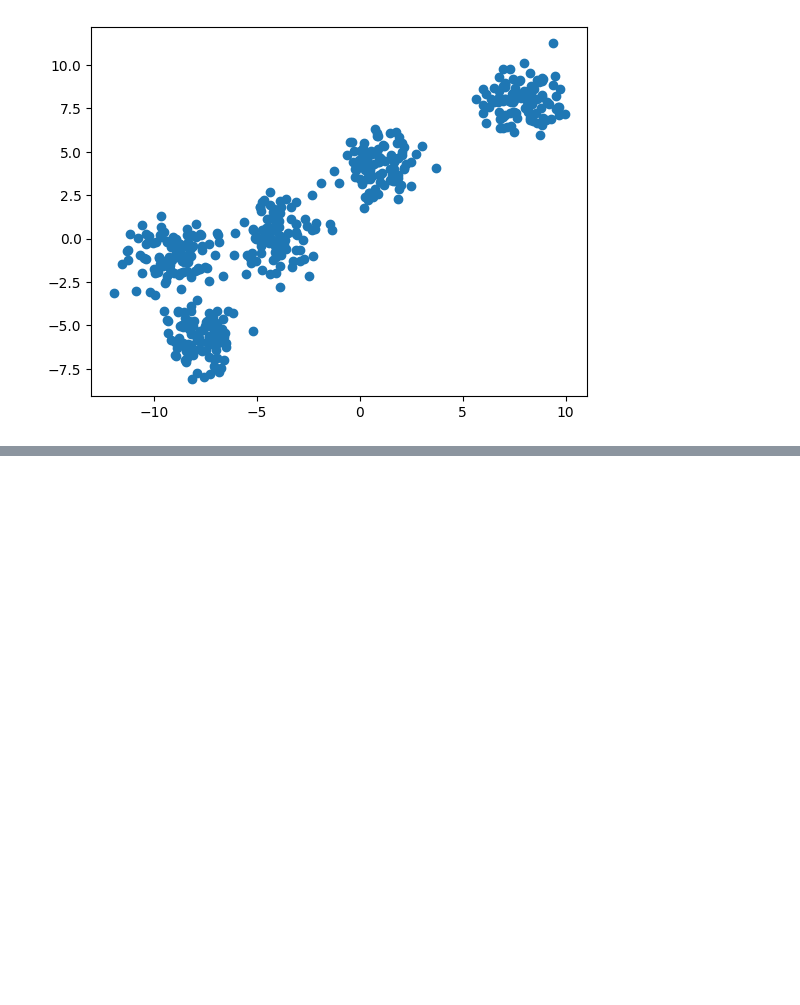
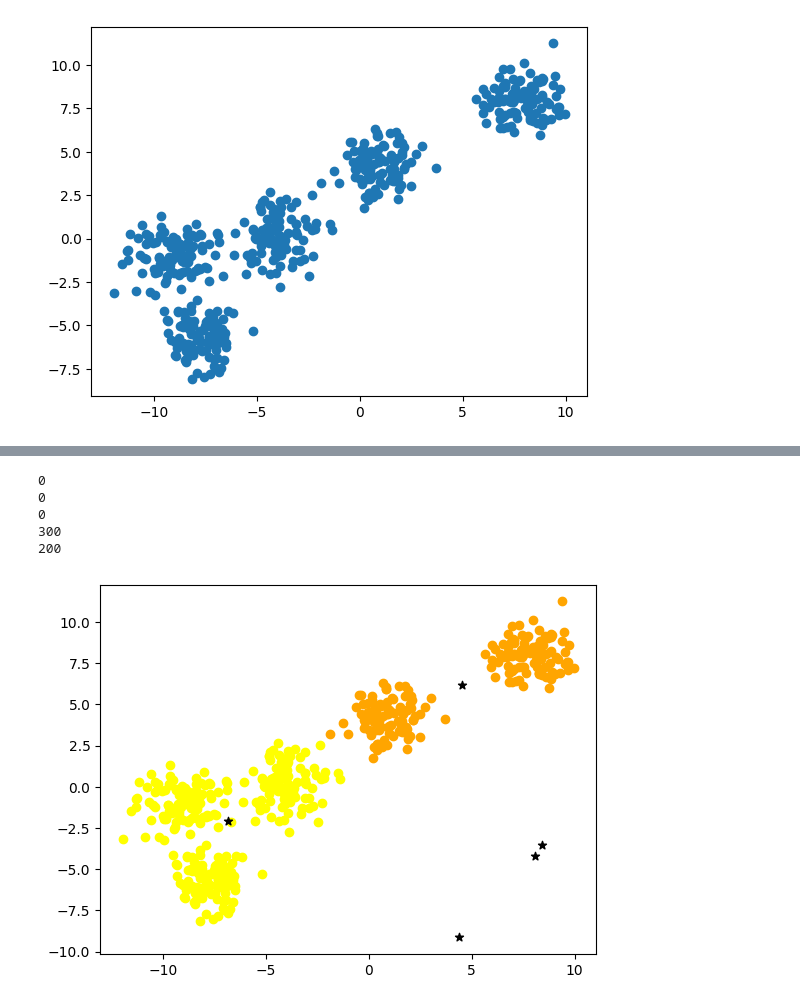
Before and after one commit to Wriath18/K-Means, a Jupyter notebook: main.ipynb, the cells around one changed output, grey strips where cells are left out. Drawn from its saved outputs; the diff is of its cells as text; code cells hidden in the pictures; blank space fills up the shorter version.

```diff
--- a/main.ipynb
+++ b/main.ipynb
@@ -86,0 +89,2 @@ plotclusters(clusters)
+# %%
+update(clusters)
@@ -86,0 +93,9 @@ plotclusters(clusters)
+# %%
+plotclusters(clusters)
+# %% [output]
+0
+0
+0
+300
+200
+[figure, added]
```
Also changed, not shown: parts of 7 cells of this notebook, 1 other file.
